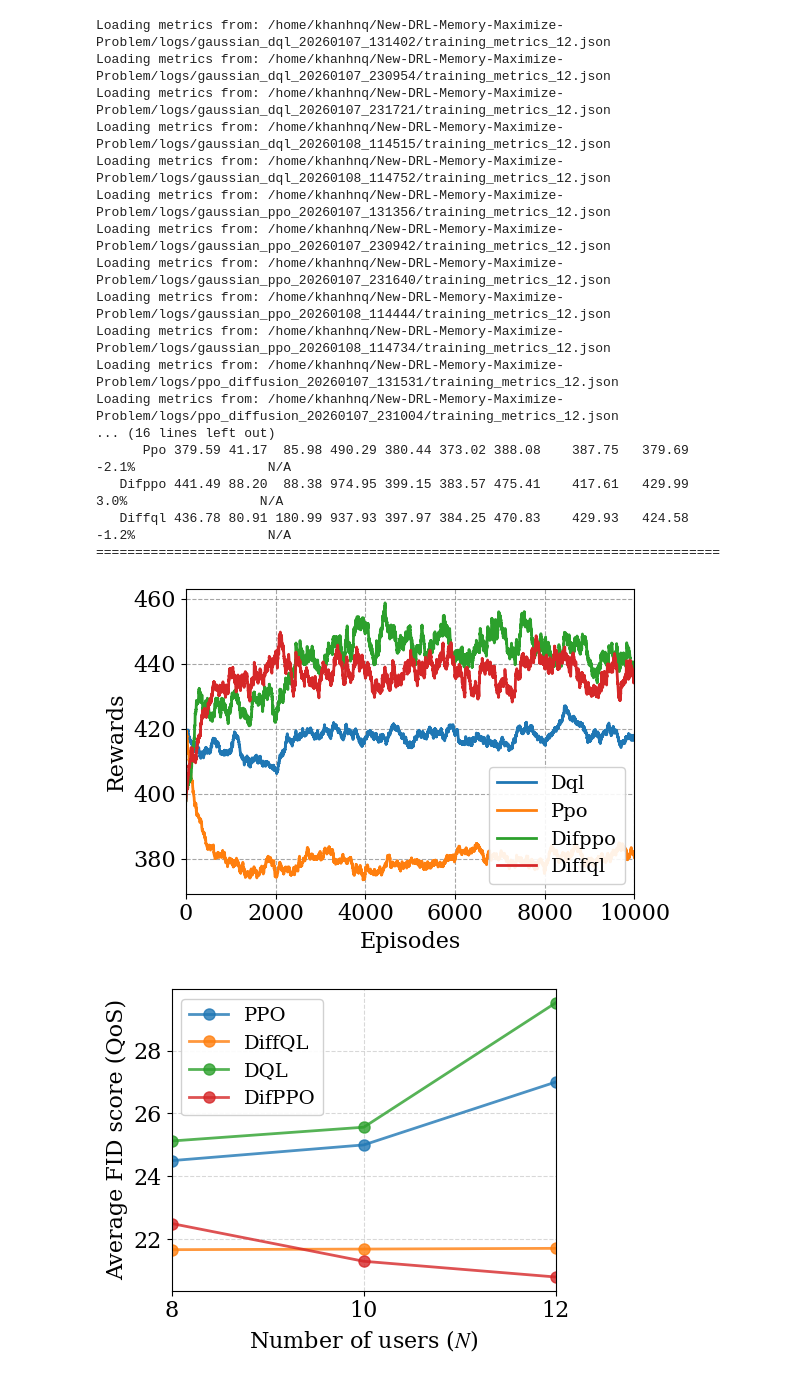
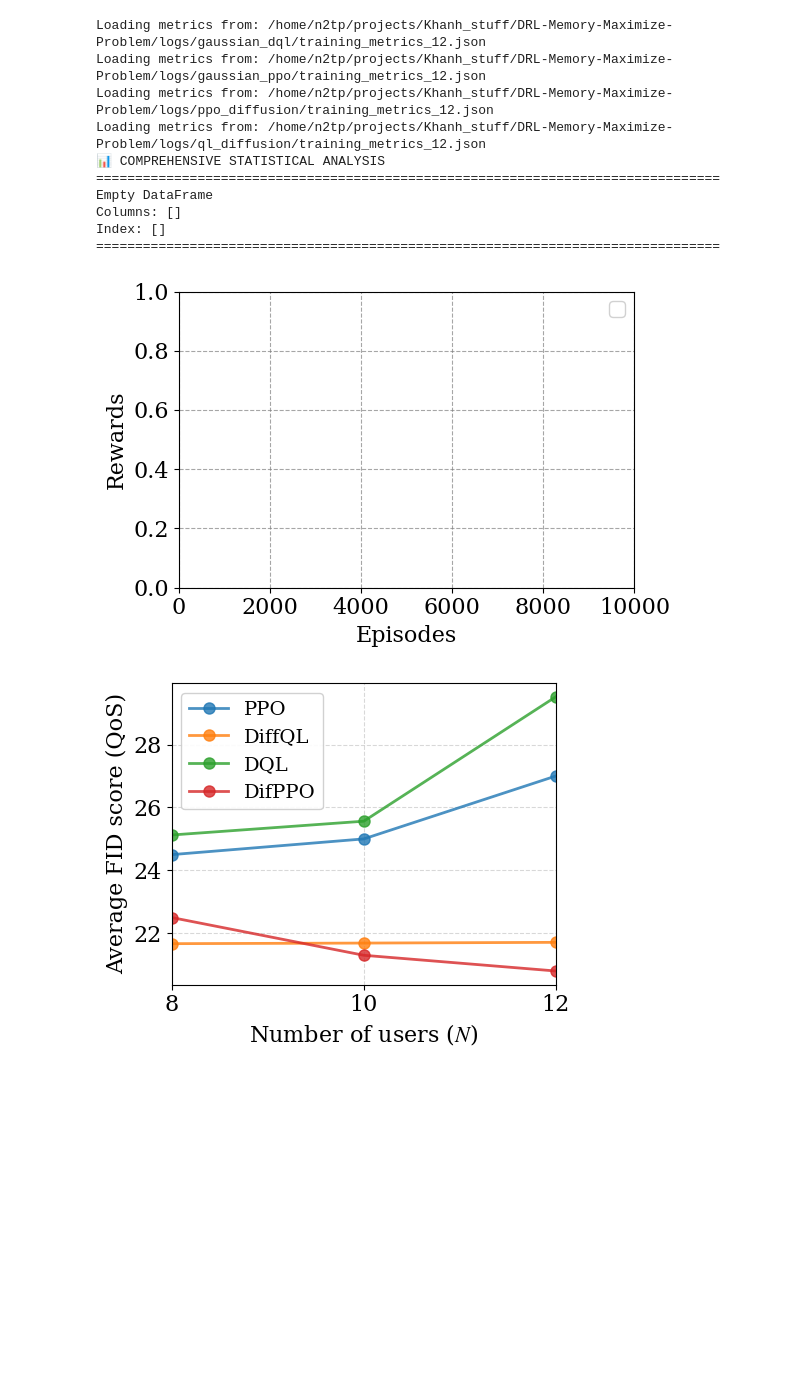
Before and after one commit to qkhanh711/DRL-Memory-Maximize-Problem, a Jupyter notebook: plots/plot.ipynb, the cells around one changed output. Saved outputs shown, nothing was run; the diff lists cells and outputs as text; code cells hidden in the pictures; blank space fills up the shorter version.

Commit message:
check plot

```diff
--- a/plots/plot.ipynb
+++ b/plots/plot.ipynb
@@ -70,8 +70,8 @@ plt.rcParams['font.size'] = 12  # Font size mặc định
 
 
 # Path to logs directory
-logs_dir = Path("/home/khanhnq/New-DRL-Memory-Maximize-Problem/logs")
-
+logs_dir = Path("/home/n2tp/projects/Khanh_stuff/DRL-Memory-Maximize-Problem/logs")
+# /home/n2tp/projects/Khanh_stuff/DRL-Memory-Maximize-Problem/logs
 # Collect data from all training runs
 training_data = {}
 
@@ -156,50 +156,43 @@ def ema(x, alpha=0.005):
 
 plt.rcParams['figure.figsize'] = (6, 4)
 plt.rcParams['axes.grid'] = True
 plt.rcParams['grid.alpha'] = 0.7
 plt.rcParams['grid.linestyle'] = '--'
 plt.rcParams['grid.color'] = 'gray'
 plt.rcParams['lines.linewidth'] = 2
 plt.rcParams['lines.markersize'] = 6
 plt.rcParams['legend.frameon'] = True
 plt.rcParams['legend.framealpha'] = 0.9
 plt.rcParams['legend.fontsize'] = 14
 plt.rcParams['legend.loc'] = 'best'
 plt.rcParams['axes.titlesize'] = 18
 plt.rcParams['axes.labelsize'] = 16
 plt.rcParams['xtick.labelsize'] = 16
 plt.rcParams['ytick.labelsize'] = 16
 # plot convergence curves
 
 # plt.figure(figsize=(10, 8))
 for alg, rewards in training_data.items():
     plt.plot(ema(rewards), label=get_algorithm_display_name(alg))
 plt.xlabel("Episodes")
 plt.ylabel("Rewards")
 plt.legend()
 plt.xlim(0, 10000)
 plt.grid(True)
 plt.tight_layout()
 plt.show()
 # %% [output]
-Loading metrics from: /home/khanhnq/New-DRL-Memory-Maximize-Problem/logs/gaussian_dql_20260107_131402/training_metrics_12.json
-Loading metrics from: /home/khanhnq/New-DRL-Memory-Maximize-Problem/logs/gaussian_dql_20260107_230954/training_metrics_12.json
-Loading metrics from: /home/khanhnq/New-DRL-Memory-Maximize-Problem/logs/gaussian_dql_20260107_231721/training_metrics_12.json
-Loading metrics from: /home/khanhnq/New-DRL-Memory-Maximize-Problem/logs/gaussian_dql_20260108_114515/training_metrics_12.json
-Loading metrics from: /home/khanhnq/New-DRL-Memory-Maximize-Problem/logs/gaussian_dql_20260108_114752/training_metrics_12.json
-Loading metrics from: /home/khanhnq/New-DRL-Memory-Maximize-Problem/logs/gaussian_ppo_20260107_131356/training_metrics_12.json
-Loading metrics from: /home/khanhnq/New-DRL-Memory-Maximize-Problem/logs/gaussian_ppo_20260107_230942/training_metrics_12.json
-Loading metrics from: /home/khanhnq/New-DRL-Memory-Maximize-Problem/logs/gaussian_ppo_20260107_231640/training_metrics_12.json
-Loading metrics from: /home/khanhnq/New-DRL-Memory-Maximize-Problem/logs/gaussian_ppo_20260108_114444/training_metrics_12.json
-Loading metrics from: /home/khanhnq/New-DRL-Memory-Maximize-Problem/logs/gaussian_ppo_20260108_114734/training_metrics_12.json
-Loading metrics from: /home/khanhnq/New-DRL-Memory-Maximize-Problem/logs/ppo_diffusion_20260107_131531/training_metrics_12.json
-Loading metrics from: /home/khanhnq/New-DRL-Memory-Maximize-Problem/logs/ppo_diffusion_20260107_231004/training_metrics_12.json
-... (16 lines left out)
-      Ppo 379.59 41.17  85.98 490.29 380.44 373.02 388.08    387.75   379.69         -2.1%                 N/A
-   Difppo 441.49 88.20  88.38 974.95 399.15 383.57 475.41    417.61   429.99          3.0%                 N/A
-   Diffql 436.78 80.91 180.99 937.93 397.97 384.25 470.83    429.93   424.58         -1.2%                 N/A
+Loading metrics from: /home/n2tp/projects/Khanh_stuff/DRL-Memory-Maximize-Problem/logs/gaussian_dql/training_metrics_12.json
+Loading metrics from: /home/n2tp/projects/Khanh_stuff/DRL-Memory-Maximize-Problem/logs/gaussian_ppo/training_metrics_12.json
+Loading metrics from: /home/n2tp/projects/Khanh_stuff/DRL-Memory-Maximize-Problem/logs/ppo_diffusion/training_metrics_12.json
+Loading metrics from: /home/n2tp/projects/Khanh_stuff/DRL-Memory-Maximize-Problem/logs/ql_diffusion/training_metrics_12.json
+📊 COMPREHENSIVE STATISTICAL ANALYSIS
 ================================================================================
+Empty DataFrame
+Columns: []
+Index: []
+================================================================================
-[figure, old version]
+[figure, new version]
 # %%
 colors = ['#1f77b4', '#ff7f0e', '#2ca02c', '#d62728']
 user_counts = [8,10,12]
```
Also changed, not shown: 11 other files.
